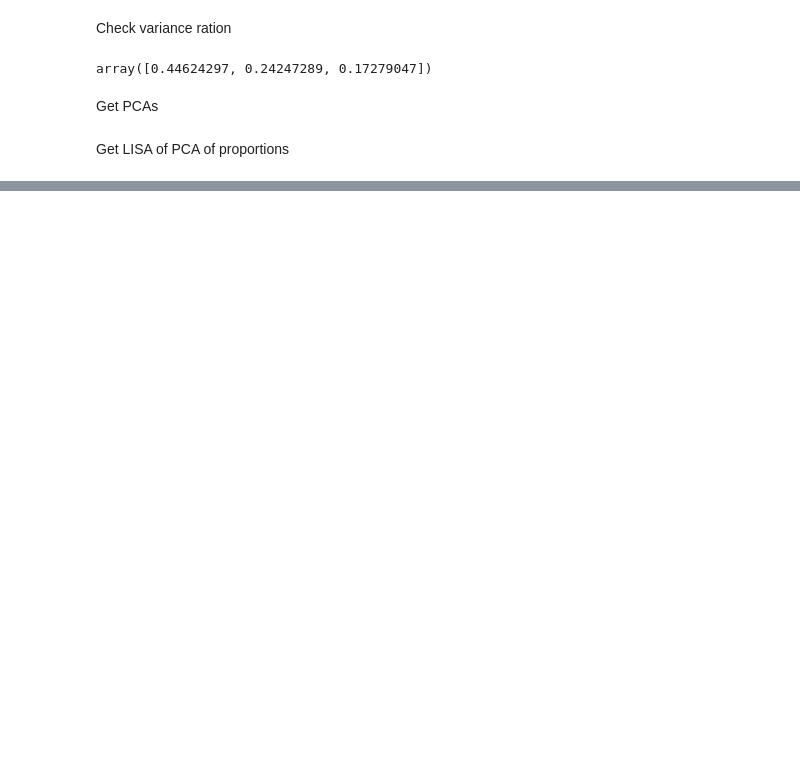
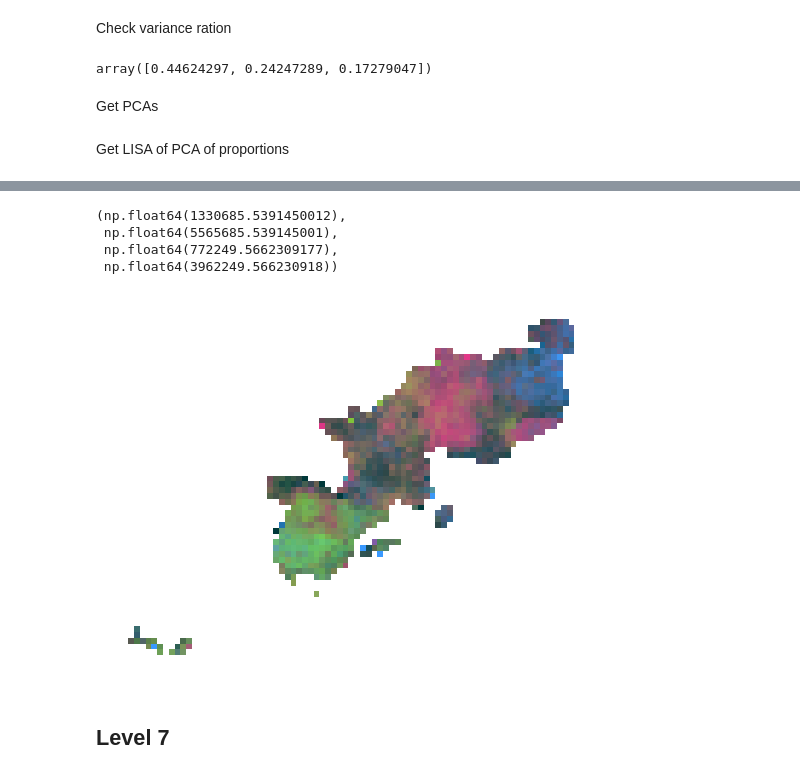
Before and after one commit to uscuni/boundaries_of_change, a Jupyter notebook: code/0x_lisa_boundaries.ipynb, the cells around one changed output, grey strips where cells are left out. Cells and saved outputs as stored; diff of their text form; code cells hidden in the pictures; blank space fills up the shorter version.

```diff
--- a/code/0x_lisa_boundaries.ipynb
+++ b/code/0x_lisa_boundaries.ipynb
@@ -143,0 +178,3 @@ lisa_comp.plot(grid_data)
+# %%
+colors_raw=comps[:, :3]
+colors_raw
@@ -143,0 +189,7 @@ lisa_comp.plot(grid_data)
+# %%
+def normalize_array(arr):
+    norm_arr = (arr - np.min(arr)) / (np.max(arr) - np.min(arr))
+    return norm_arr
+# %%
+color_norm = normalize_array(colors_raw)
+color_norm
@@ -143,0 +204,6 @@ lisa_comp.plot(grid_data)
+# %%
+grid_data["color"] = [
+    '#{:02x}{:02x}{:02x}'.format(int(r*255), int(g*255), int(b*255))
+    for r, g, b in color_norm
+]
+grid_data
@@ -143,0 +224,11 @@ lisa_comp.plot(grid_data)
+# %%
+grid_data.plot(color=grid_data['color'])
+plt.axis('off')
+# %% [output]
+(np.float64(1330685.5391450012),
+ np.float64(5565685.539145001),
+ np.float64(772249.5662309177),
+ np.float64(3962249.566230918))
+[figure, added]
+# %% [markdown]
+## Level 7
```
Also changed, not shown: parts of 23 cells of this notebook.
